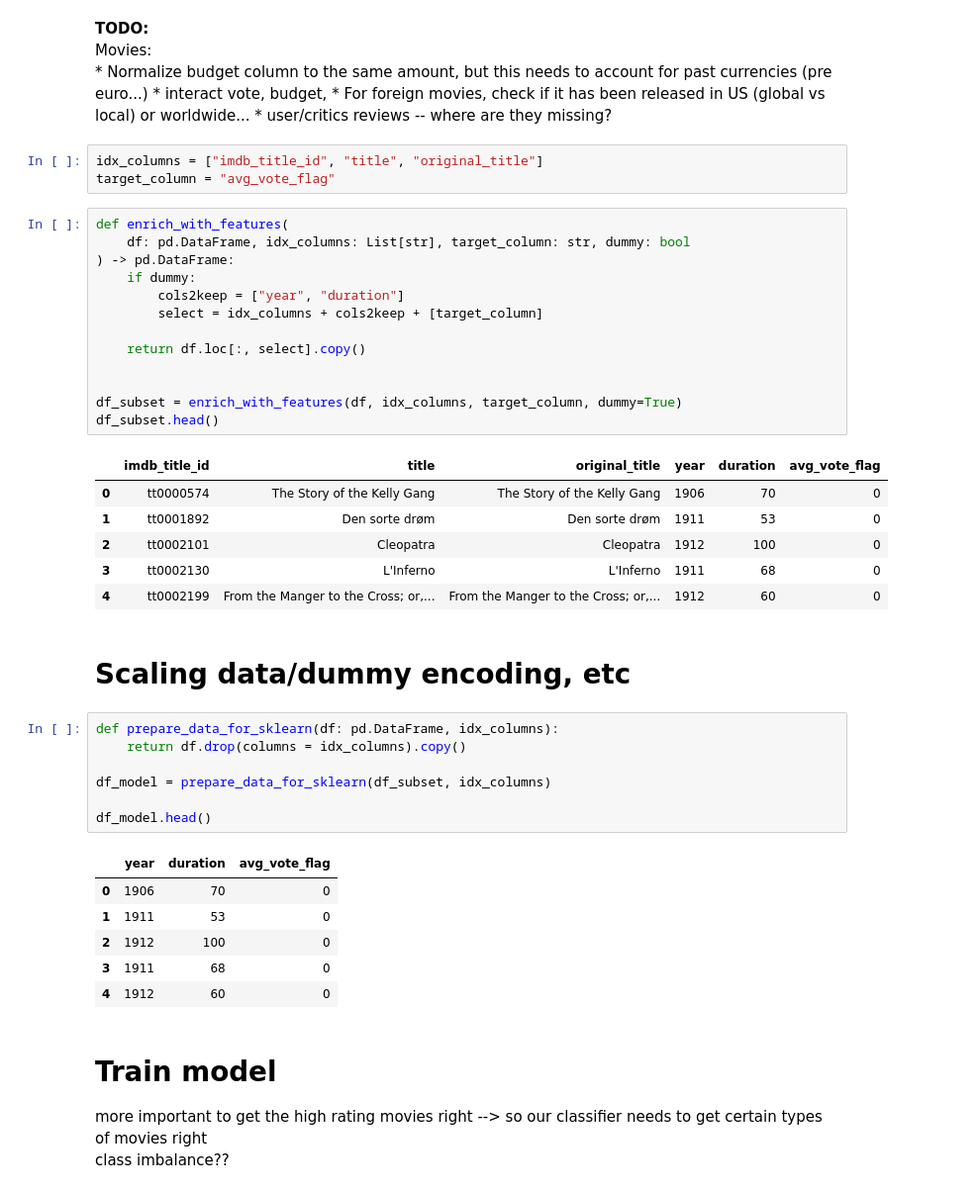
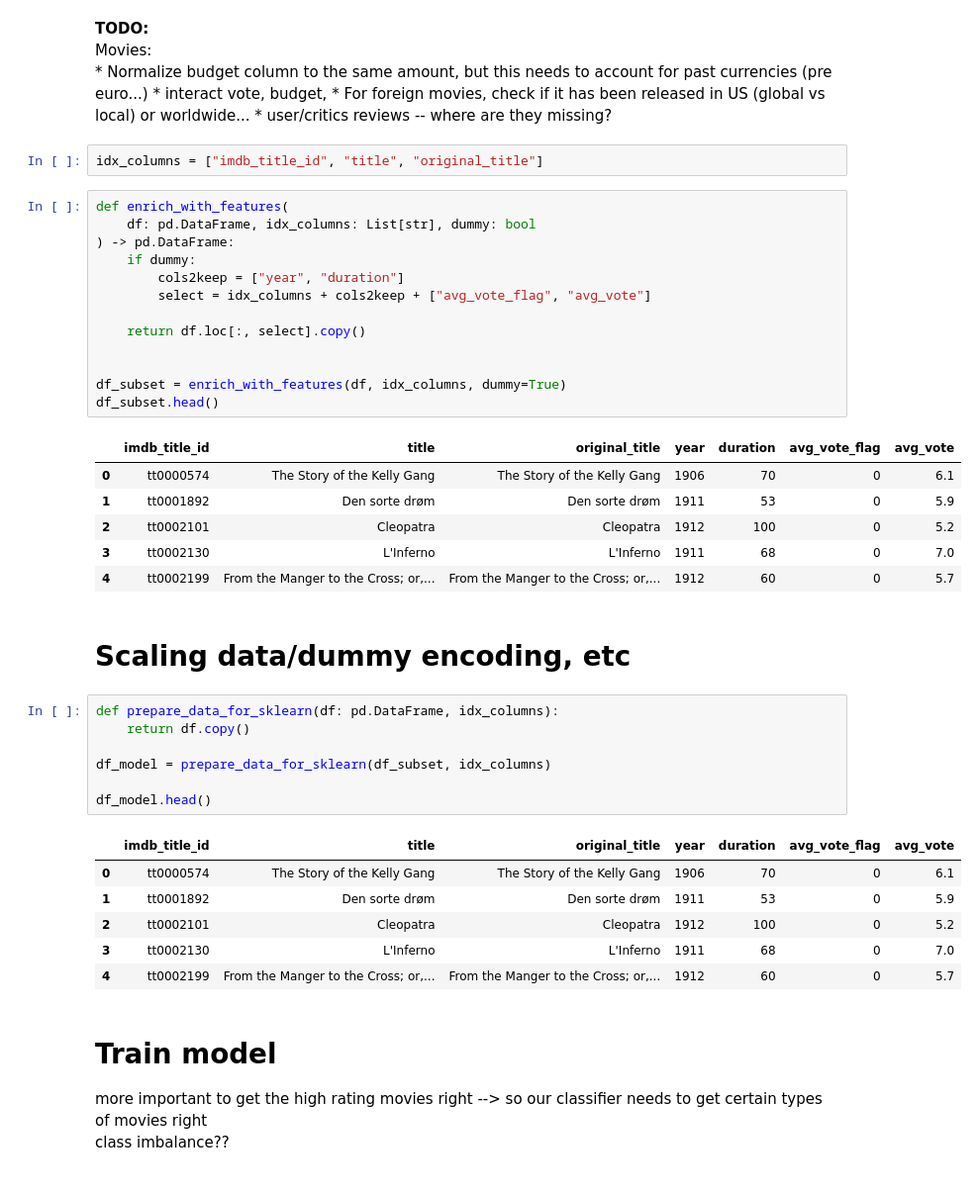
Before and after one commit to roumail/imdb_ratings, a Jupyter notebook: notebooks/1.0-hello-world-model.ipynb, the cells around one changed output. Shown at 99% size. Saved outputs shown, nothing was run; the diff lists cells and outputs as text.

```diff
--- a/notebooks/1.0-hello-world-model.ipynb
+++ b/notebooks/1.0-hello-world-model.ipynb
@@ -110,43 +112,42 @@ Movies:
     * user/critics reviews -- where are they missing?
 # %%
 idx_columns = ["imdb_title_id", "title", "original_title"]
-target_column = "avg_vote_flag"
 # %%
 def enrich_with_features(
-    df: pd.DataFrame, idx_columns: List[str], target_column: str, dummy: bool
+    df: pd.DataFrame, idx_columns: List[str], dummy: bool
 ) -> pd.DataFrame:
     if dummy:
         cols2keep = ["year", "duration"]
-        select = idx_columns + cols2keep + [target_column]
+        select = idx_columns + cols2keep + ["avg_vote_flag", "avg_vote"]
 
     return df.loc[:, select].copy()
 
 
-df_subset = enrich_with_features(df, idx_columns, target_column, dummy=True)
+df_subset = enrich_with_features(df, idx_columns, dummy=True)
 df_subset.head()
 # %% [output]
-|  | imdb_title_id | title | original_title | year | duration | avg_vote_flag |
-| 0 | tt0000574 | The Story of the Kelly Gang | The Story of the Kelly Gang | 1906 | 70 | 0 |
-| 1 | tt0001892 | Den sorte drøm | Den sorte drøm | 1911 | 53 | 0 |
-| 2 | tt0002101 | Cleopatra | Cleopatra | 1912 | 100 | 0 |
-| 3 | tt0002130 | L'Inferno | L'Inferno | 1911 | 68 | 0 |
-| 4 | tt0002199 | From the Manger to the Cross; or,... | From the Manger to the Cross; or,... | 1912 | 60 | 0 |
+|  | imdb_title_id | title | original_title | year | duration | avg_vote_flag | avg_vote |
+| 0 | tt0000574 | The Story of the Kelly Gang | The Story of the Kelly Gang | 1906 | 70 | 0 | 6.1 |
+| 1 | tt0001892 | Den sorte drøm | Den sorte drøm | 1911 | 53 | 0 | 5.9 |
+| 2 | tt0002101 | Cleopatra | Cleopatra | 1912 | 100 | 0 | 5.2 |
+| 3 | tt0002130 | L'Inferno | L'Inferno | 1911 | 68 | 0 | 7.0 |
+| 4 | tt0002199 | From the Manger to the Cross; or,... | From the Manger to the Cross; or,... | 1912 | 60 | 0 | 5.7 |
 # %% [markdown]
 # Scaling data/dummy encoding, etc
 # %%
 def prepare_data_for_sklearn(df: pd.DataFrame, idx_columns):
-    return df.drop(columns = idx_columns).copy()
+    return df.copy()
 
 df_model = prepare_data_for_sklearn(df_subset, idx_columns)
 
 df_model.head()
 # %% [output]
-|  | year | duration | avg_vote_flag |
-| 0 | 1906 | 70 | 0 |
-| 1 | 1911 | 53 | 0 |
-| 2 | 1912 | 100 | 0 |
-| 3 | 1911 | 68 | 0 |
-| 4 | 1912 | 60 | 0 |
+|  | imdb_title_id | title | original_title | year | duration | avg_vote_flag | avg_vote |
+| 0 | tt0000574 | The Story of the Kelly Gang | The Story of the Kelly Gang | 1906 | 70 | 0 | 6.1 |
+| 1 | tt0001892 | Den sorte drøm | Den sorte drøm | 1911 | 53 | 0 | 5.9 |
+| 2 | tt0002101 | Cleopatra | Cleopatra | 1912 | 100 | 0 | 5.2 |
+| 3 | tt0002130 | L'Inferno | L'Inferno | 1911 | 68 | 0 | 7.0 |
+| 4 | tt0002199 | From the Manger to the Cross; or,... | From the Manger to the Cross; or,... | 1912 | 60 | 0 | 5.7 |
 # %% [markdown]
 # Train model
 
```
Also changed, not shown: parts of 14 cells of this notebook, 1 other file.
